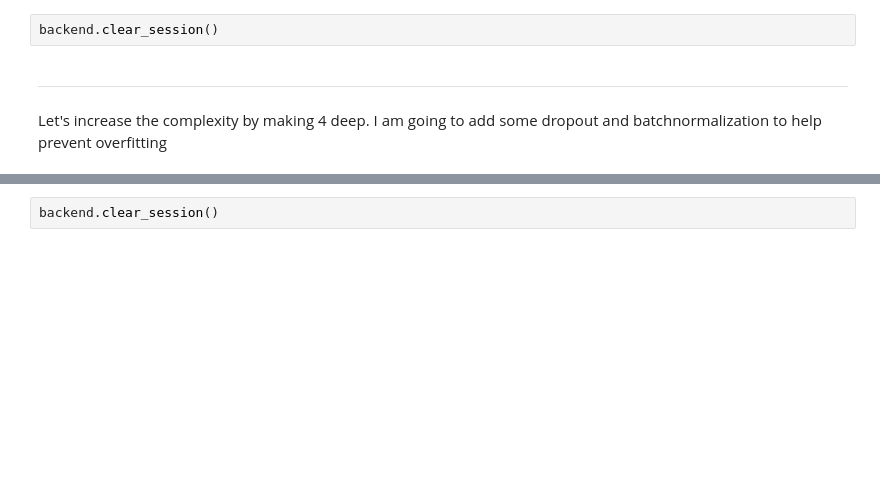
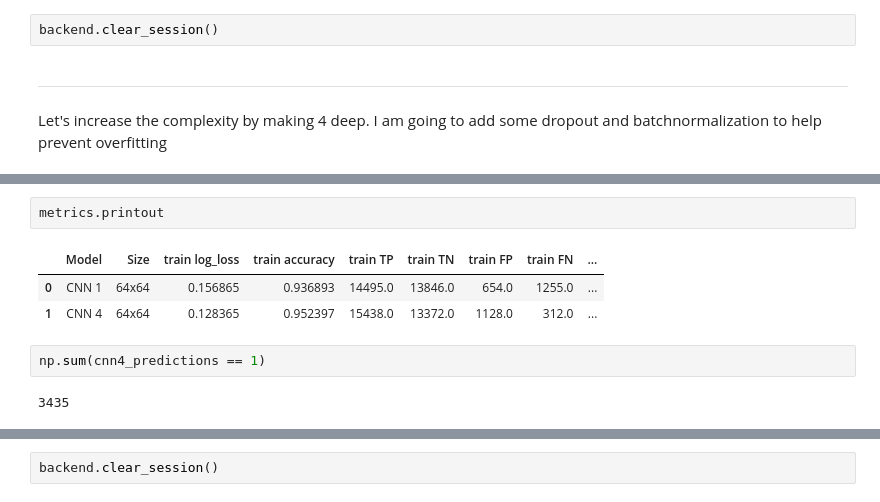
Before and after one commit to irwin-lam/FireOrNot, a Jupyter notebook: modeling.ipynb, the cells around one changed output, grey strips where cells are left out. Saved outputs shown, nothing was run; the diff lists cells and outputs as text; blank space fills up the shorter version.

```diff
--- a/modeling.ipynb
+++ b/modeling.ipynb
@@ -253,0 +364,10 @@ print(classification_report(y_true = test_images.labels, y_pred = cnn4_predictio
+# %%
+metrics.printout
+# %% [output]
+|  | Model | Size | train log_loss | train accuracy | train TP | train TN | train FP | train FN | ... |
+| 0 | CNN 1 | 64x64 | 0.156865 | 0.936893 | 14495.0 | 13846.0 | 654.0 | 1255.0 | ... |
+| 1 | CNN 4 | 64x64 | 0.128365 | 0.952397 | 15438.0 | 13372.0 | 1128.0 | 312.0 | ... |
+# %%
+np.sum(cnn4_predictions == 1)
+# %% [output]
+3435
```
Also changed, not shown: parts of 21 cells of this notebook, 15 other files.
